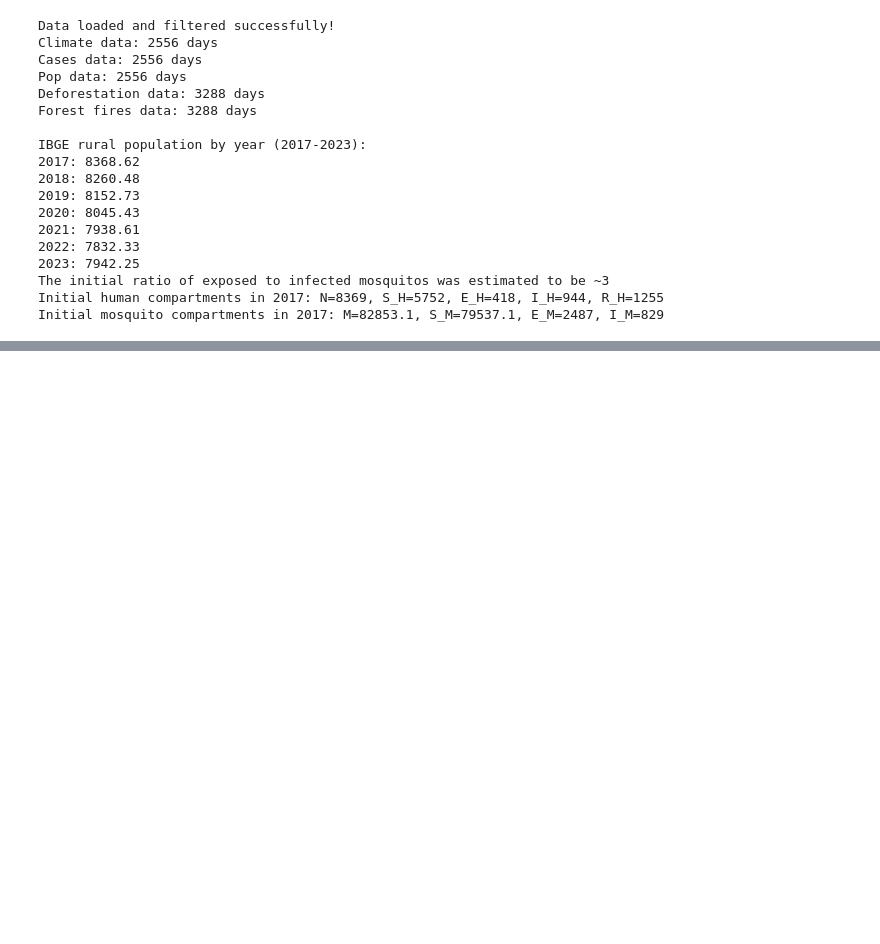
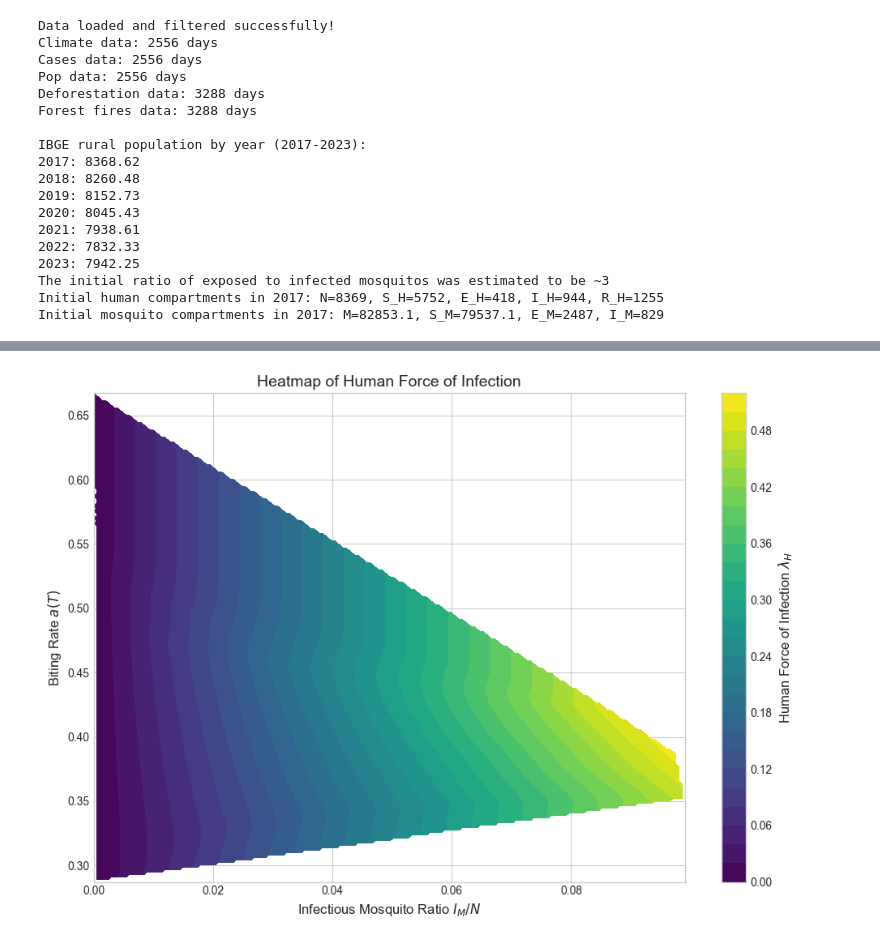
Before and after one commit to RaphaLevy/Study_on_malaria_dynamics_v2, a Jupyter notebook: models/seirs_sei/ode_models/SEIRS_SEI_ODE_Baseline.ipynb, the cells around one changed output, grey strips where cells are left out. Cells and saved outputs as stored; diff of their text form; code cells hidden in the pictures; blank space fills up the shorter version.

```diff
--- a/models/seirs_sei/ode_models/SEIRS_SEI_ODE_Baseline.ipynb
+++ b/models/seirs_sei/ode_models/SEIRS_SEI_ODE_Baseline.ipynb
@@ -319,0 +529,86 @@ plt.show()
+# %%
+combined_df['Temp'] = climate_data['temp_med'].values[:len(combined_df)]
+
+# Compute a(T) and b3(T)
+combined_df['a_T'] = combined_df['Temp'].apply(a)
+combined_df['b_3'] = combined_df['Temp'].apply(b3_briere_scaled_plasm)
+
+# Infectious mosquito ratio
+combined_df['IM_over_N'] = combined_df['I_M'] / combined_df['N']
+
+# Human force of infection
+combined_df['lambda_H'] = ((b2/combined_df['b_3'][0]) *
+    combined_df['a_T']
+    * combined_df['IM_over_N']
+    * combined_df['S_H'][0]/combined_df['E_H'][0]
+)
+
+# ============================================================
+# Create grid for contourf
+# ============================================================
+
+x = combined_df['IM_over_N'].values
+y = combined_df['a_T'].values
+z = combined_df['lambda_H'].values
+
+# Grid definition
+xi = np.linspace(x.min(), x.max(), 200)
+yi = np.linspace(y.min(), y.max(), 200)
+
+Xi, Yi = np.meshgrid(xi, yi)
+
+# Interpolate z values onto the grid
+
+Zi = griddata(
+    (x, y),
+    z,
+    (Xi, Yi),
+    method='linear'
+)
+
+# ============================================================
+# Plot contourf heatmap
+# ============================================================
+
+plt.figure(figsize=(10, 7))
+
+contour = plt.contourf(
+    Xi,
+    Yi,
+    Zi,
+    levels=25,
+    cmap='viridis'
+)
+
+critical_line = plt.contour(
+    Xi,
+    Yi,
+    Zi,
+    levels=[1],
+    colors='red',
+    linewidths=2.5
+)
+
+plt.clabel(
+    critical_line,
+    fmt={1: r'$\lambda_H = 1$'},
+    fontsize=11
+)
+
+# Colorbar
+cbar = plt.colorbar(contour)
+cbar.set_label(r'Human Force of Infection $\lambda_H$', fontsize=12)
+
+# Labels
+plt.xlabel(r'Infectious Mosquito Ratio $I_M/N$', fontsize=12)
+plt.ylabel(r'Biting Rate $a(T)$', fontsize=12)
+
+plt.title(
+    r'Heatmap of Human Force of Infection',
+    fontsize=14
+)
+
+plt.tight_layout()
+plt.show()
+# %% [output]
+[figure, added]
```
Also changed, not shown: parts of 7 cells of this notebook.
